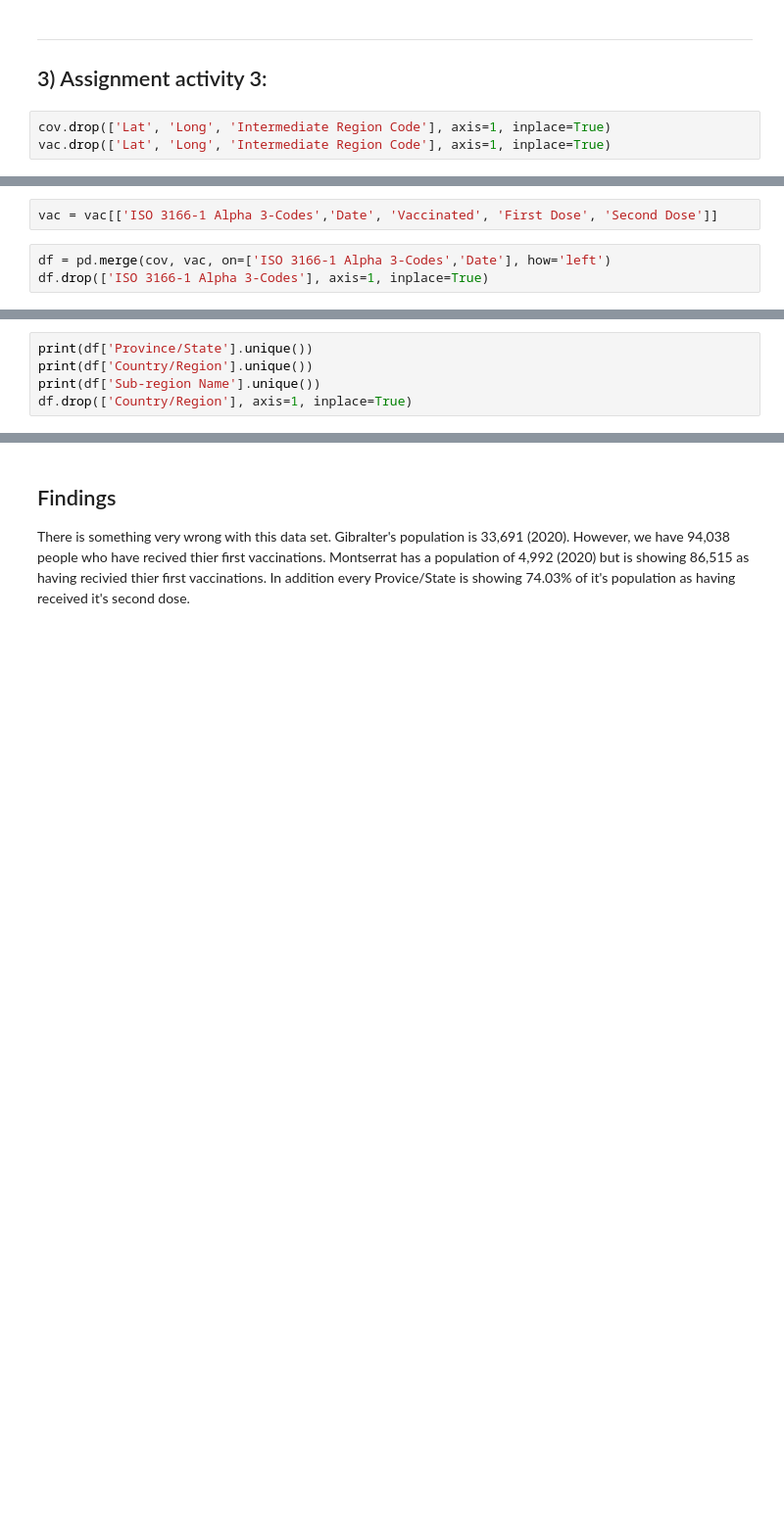
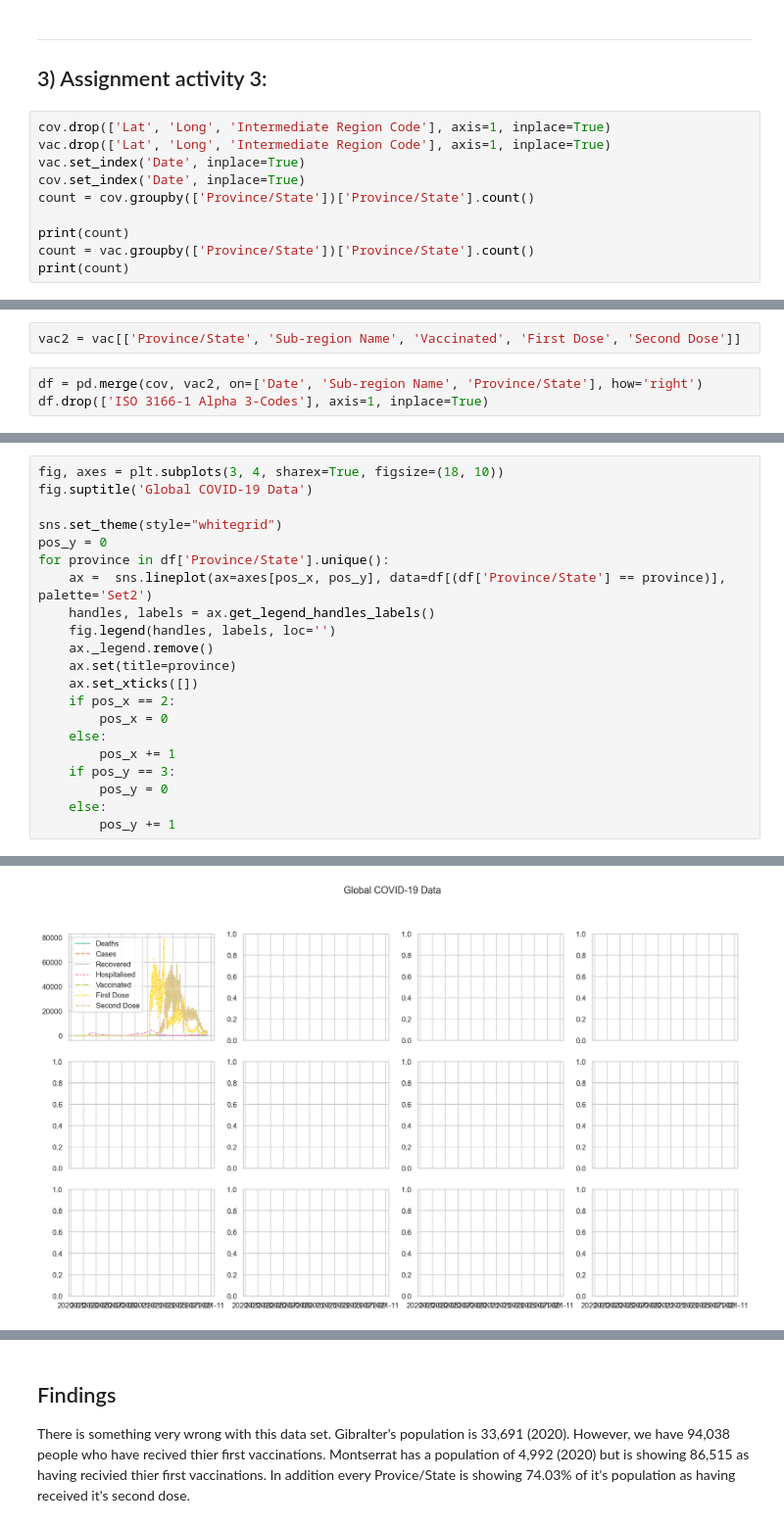
Before and after one commit to heyashy/LSE_DA_COVID_analysis, a Jupyter notebook: LSE_DA201_assignment_ash_johnson.ipynb, the cells around one changed output, grey strips where cells are left out. Shown: that part at 98% size. Saved outputs shown, nothing was run; the diff lists cells and outputs as text; blank space fills up the shorter version.

```diff
--- a/LSE_DA201_assignment_ash_johnson.ipynb
+++ b/LSE_DA201_assignment_ash_johnson.ipynb
@@ -286,3 +284,10 @@ plt.show()
 # %%
 cov.drop(['Lat', 'Long', 'Intermediate Region Code'], axis=1, inplace=True)
 vac.drop(['Lat', 'Long', 'Intermediate Region Code'], axis=1, inplace=True)
+vac.set_index('Date', inplace=True)
+cov.set_index('Date', inplace=True)
+count = cov.groupby(['Province/State'])['Province/State'].count()
+
+print(count)
+count = vac.groupby(['Province/State'])['Province/State'].count()
+print(count)
@@ -289,7 +312,7 @@ vac.drop(['Lat', 'Long', 'Intermediate Region Code'], axis=1, inplace=True)
 # %%
-vac = vac[['ISO 3166-1 Alpha 3-Codes','Date', 'Vaccinated', 'First Dose', 'Second Dose']]
+vac2 = vac[['Province/State', 'Sub-region Name', 'Vaccinated', 'First Dose', 'Second Dose']]
 # %%
-df = pd.merge(cov, vac, on=['ISO 3166-1 Alpha 3-Codes','Date'], how='left')
+df = pd.merge(cov, vac2, on=['Date', 'Sub-region Name', 'Province/State'], how='right')
 df.drop(['ISO 3166-1 Alpha 3-Codes'], axis=1, inplace=True)
 # %%
 df.dtypes
@@ -308,6 +330 @@ Second Dose                 int64
 dtype: object
-# %%
-print(df['Province/State'].unique())
-print(df['Country/Region'].unique())
-print(df['Sub-region Name'].unique())
-df.drop(['Country/Region'], axis=1, inplace=True)
@@ -321,0 +351,22 @@ df.drop(['Country/Region'], axis=1, inplace=True)
+# %%
+fig, axes = plt.subplots(3, 4, sharex=True, figsize=(18, 10))
+fig.suptitle('Global COVID-19 Data')
+
+sns.set_theme(style="whitegrid")
+pos_y = 0
+for province in df['Province/State'].unique():
+    ax =  sns.lineplot(ax=axes[pos_x, pos_y], data=df[(df['Province/State'] == province)], palette='Set2')
+    handles, labels = ax.get_legend_handles_labels()
+    fig.legend(handles, labels, loc='')
+    ax._legend.remove()
+    ax.set(title=province)
+    ax.set_xticks([])
+    if pos_x == 2:
+        pos_x = 0
+    else:
+        pos_x += 1
+    if pos_y == 3:
+        pos_y = 0
+    else:
+        pos_y += 1
+# %% [output]
@@ -322,2 +374,3 @@ df.drop(['Country/Region'], axis=1, inplace=True)
+[figure, added]
 # %%
 df[['Province/State', 'Sub-region Name']].groupby(['Province/State', 'Sub-region Name']).count()
```
Also changed, not shown: parts of 14 cells of this notebook.
